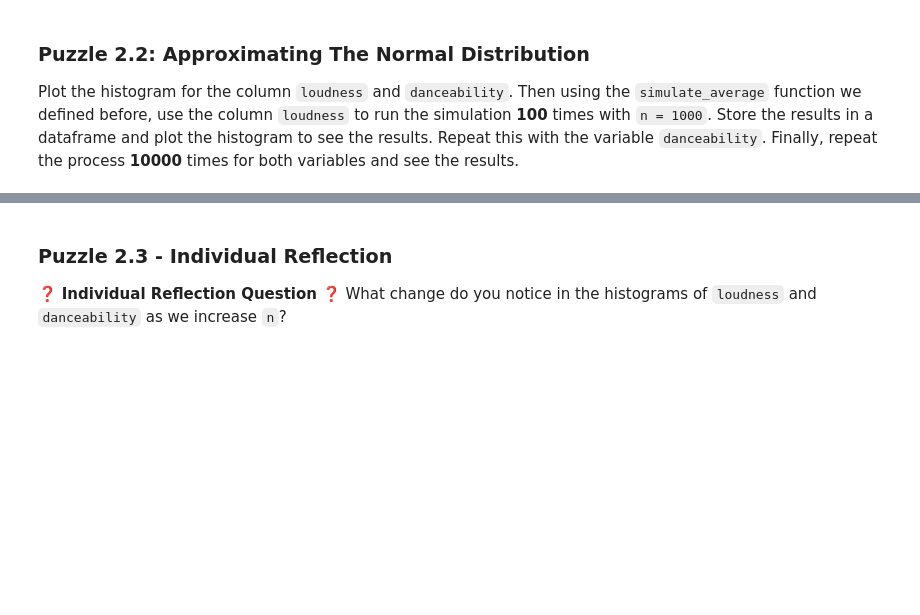
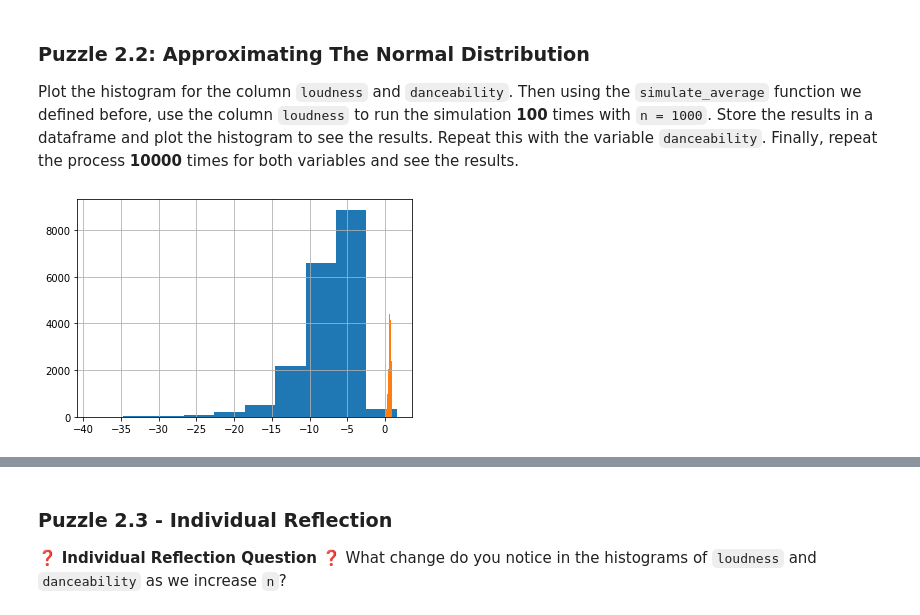
Before and after one commit to rgu6/Rachael-Gu, a Jupyter notebook: lab_clt/lab_clt.ipynb, the cells around one changed output, grey strips where cells are left out. Drawn from its saved outputs; the diff is of its cells as text; code cells hidden in the pictures; blank space fills up the shorter version.

```diff
--- a/lab_clt/lab_clt.ipynb
+++ b/lab_clt/lab_clt.ipynb
@@ -112,8 +134,10 @@ def simulate_average(column, n):
 Plot the histogram for the column `loudness` and `danceability`. Then using the `simulate_average` function we defined before, use the column `loudness` to run the simulation **100** times with `n = 1000`.  Store the results in a dataframe and plot the histogram to see the results.  Repeat this with the variable `danceability`.  Finally, repeat the process **10000** times for both variables and see the results.
 # %%
 # plot your histograms here
-loudness_hist = ...
-danceability_hist = ...
+loudness_hist = df["loudness"].hist()
+danceability_hist = df["danceability"].hist()
+# %% [output]
+[figure, added]
 # %%
 # run the simulation for danceability 100 times
 data = []
```
Also changed, not shown: parts of 30 cells of this notebook.
